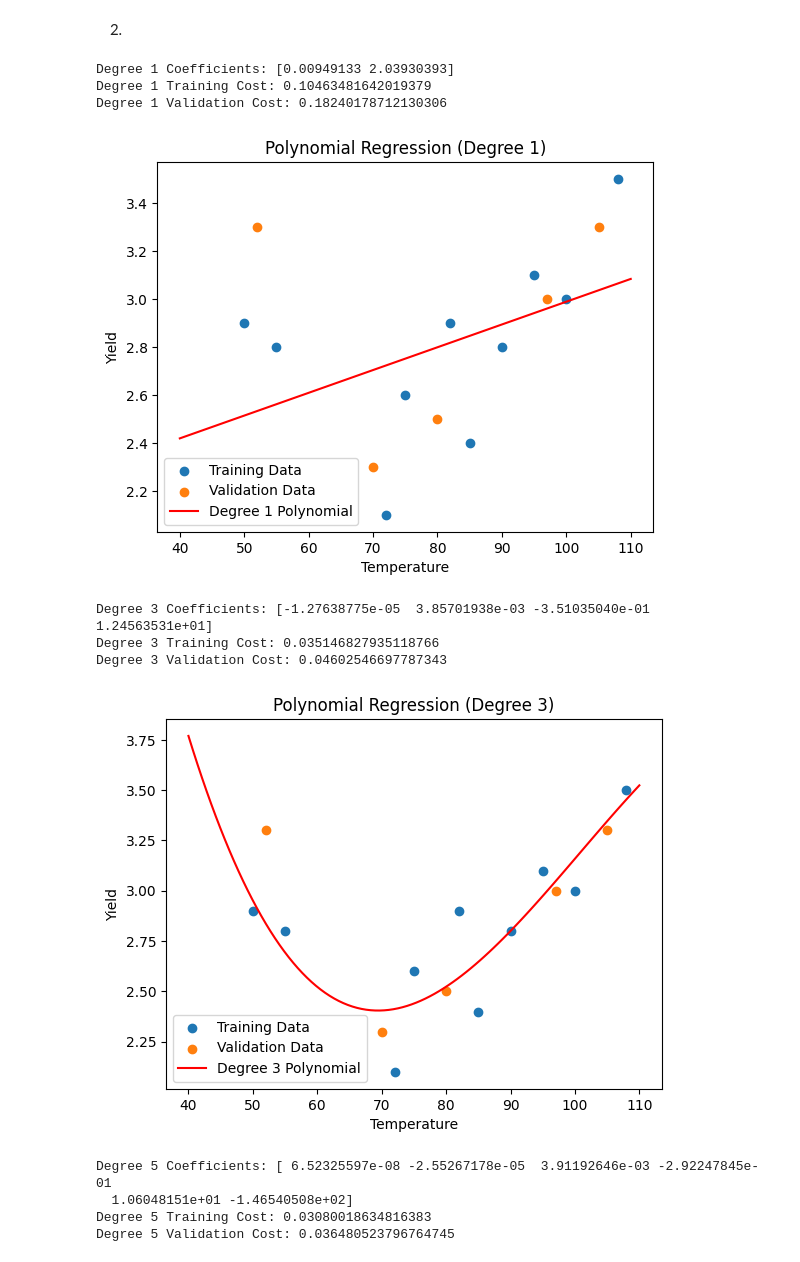
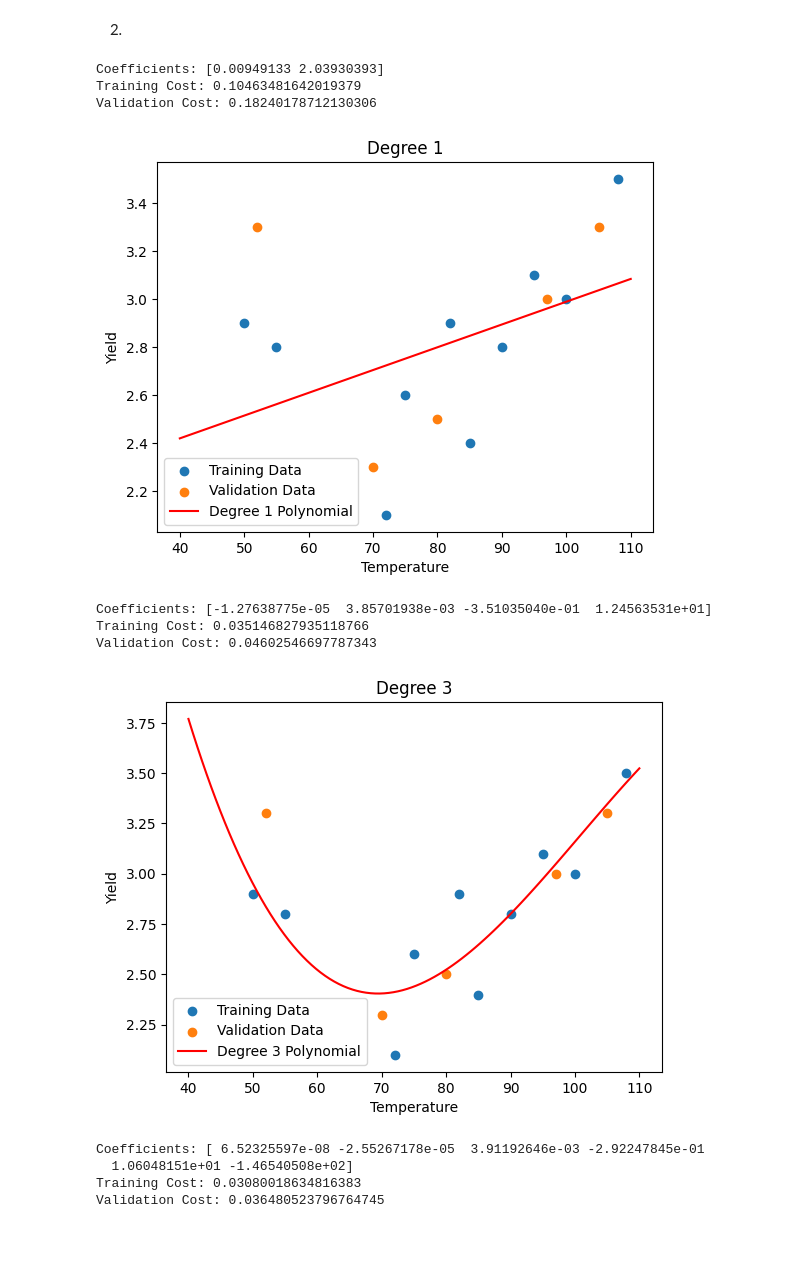
Before and after one commit to linnypham/CSC4850, a Jupyter notebook: a1/hw.ipynb, the cells around one changed output. Drawn from its saved outputs; the diff is of its cells as text; code cells hidden in the pictures.

```diff
--- a/a1/hw.ipynb
+++ b/a1/hw.ipynb
@@ -26,8 +26,9 @@ Assignment 1
 # %%
 import numpy as np
 import matplotlib.pyplot as plt
-
-# Data from the table
+import warnings
+warnings.simplefilter('ignore', np.exceptions.RankWarning)
+# Data
 temperature = np.array([52, 55, 50, 70, 75, 72, 80, 82, 85, 97, 95, 90, 105, 108, 100])
 yield_data = np.array([3.3, 2.8, 2.9, 2.3, 2.6, 2.1, 2.5, 2.9, 2.4, 3.0, 3.1, 2.8, 3.3, 3.5, 3.0])
 
@@ -42,54 +43,52 @@ x_validation = temperature[validation_indices]
 y_validation = yield_data[validation_indices]
 
 def polynomial_regression(x_train, y_train, x_validation, y_validation, degree):
-    # Fit the polynomial regression model
+
     mymodel = np.poly1d(np.polyfit(x_train, y_train, degree))
 
-    # Calculate the cost (Mean Squared Error) for training and validation sets
+    # MSE
     train_predictions = mymodel(x_train)
     validation_predictions = mymodel(x_validation)
 
     train_cost = np.mean((train_predictions - y_train)**2)
     validation_cost = np.mean((validation_predictions - y_validation)**2)
 
     return mymodel, train_cost, validation_cost
 
 degrees = [1, 3, 5, 10, 15]
 
 for degree in degrees:
-    # Create the polynomial regression model
+
     model, train_cost, validation_cost = polynomial_regression(x_train, y_train, x_validation, y_validation, degree)
 
-    # Print the coefficients
-    print(f"Degree {degree} Coefficients: {model.coefficients}")
-
-    # Print the costs
-    print(f"Degree {degree} Training Cost: {train_cost}")
-    print(f"Degree {degree} Validation Cost: {validation_cost}")
+    # Print
+    print(f"Coefficients: {model.coefficients}")
+    print(f"Training Cost: {train_cost}")
+    print(f"Validation Cost: {validation_cost}")
 
     # Plot the data and the regression line
     plt.figure()
     plt.scatter(x_train, y_train, label="Training Data")
     plt.scatter(x_validation, y_validation, label="Validation Data")
 
     myline = np.linspace(40, 110, 100)
     plt.plot(myline, model(myline), color='red', label=f"Degree {degree} Polynomial")
 
     plt.xlabel("Temperature")
     plt.ylabel("Yield")
-    plt.title(f"Polynomial Regression (Degree {degree})")
+    plt.title(f"Degree {degree}")
     plt.legend()
     plt.show()
 # %% [output]
-Degree 1 Coefficients: [0.00949133 2.03930393]
-Degree 1 Training Cost: 0.10463481642019379
-Degree 1 Validation Cost: 0.18240178712130306
+Coefficients: [0.00949133 2.03930393]
+Training Cost: 0.10463481642019379
+Validation Cost: 0.18240178712130306
-[figure, old version]
+[figure, new version]
-Degree 3 Coefficients: [-1.27638775e-05  3.85701938e-03 -3.51035040e-01  1.24563531e+01]
-Degree 3 Training Cost: 0.035146827935118766
-Degree 3 Validation Cost: 0.04602546697787343
+Coefficients: [-1.27638775e-05  3.85701938e-03 -3.51035040e-01  1.24563531e+01]
+Training Cost: 0.035146827935118766
+Validation Cost: 0.04602546697787343
-[figure, old version]
+[figure, new version]
-Degree 5 Coefficients: [ 6.52325597e-08 -2.55267178e-05  3.91192646e-03 -2.92247845e-01
+Coefficients: [ 6.52325597e-08 -2.55267178e-05  3.91192646e-03 -2.92247845e-01
   1.06048151e+01 -1.46540508e+02]
-Degree 5 Training Cost: 0.03080018634816383
-Degree 5 Validation Cost: 0.036480523796764745
+Training Cost: 0.03080018634816383
+Validation Cost: 0.036480523796764745
```
Also changed, not shown: parts of 1 cell of this notebook.
